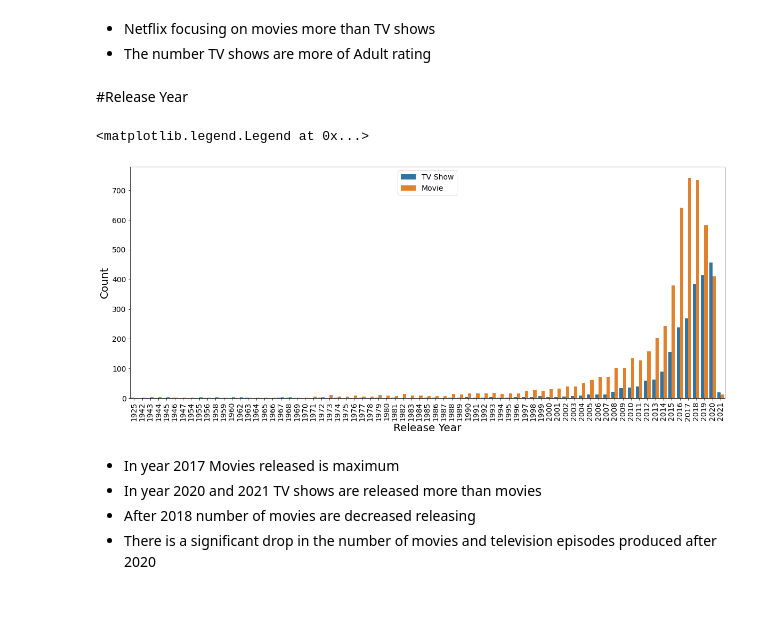
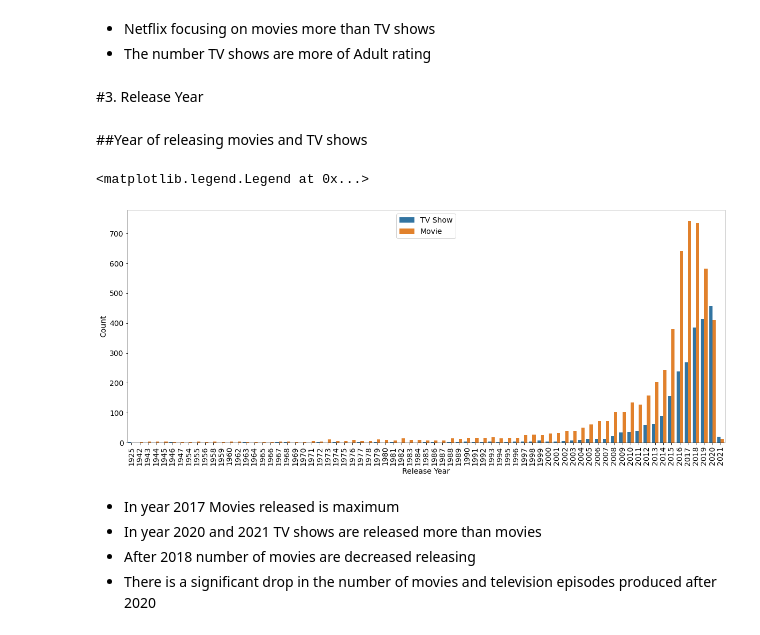
Before and after one commit to Zeeshan00789/NETFLIX-MOVIES-AND-TV-SHOWS-CLUSTERING-, a Jupyter notebook: NETFLIX_MOVIES_AND_TV_SHOWS_CLUSTERING.ipynb, the cells around one changed output. Cells and saved outputs as stored; diff of their text form; code cells hidden in the pictures; blank space fills up the shorter version.

```diff
--- a/NETFLIX_MOVIES_AND_TV_SHOWS_CLUSTERING.ipynb
+++ b/NETFLIX_MOVIES_AND_TV_SHOWS_CLUSTERING.ipynb
@@ -247,18 +294,26 @@ sns.countplot(x='target_ages',hue='type', data=df)
 * Netflix focusing on movies more than TV shows
 * The number TV shows are more of Adult rating
 # %% [markdown]
-#Release Year
+#3. Release Year
+# %% [markdown]
+##Year of releasing movies and TV shows
 # %%
+#plot of release year
 plt.figure(figsize=(20,8))
 sns.countplot(x='release_year',hue='type', data=df)
+
+#font size of x and y axis values
 plt.xticks(rotation=90,fontsize=14)
 plt.yticks(fontsize=14)
-plt.xlabel('Release Year',fontsize=20)
-plt.ylabel('Count',fontsize=20)
+
+#labelling
+plt.xlabel('Release Year',fontsize=14)
+plt.ylabel('Count',fontsize=14)
+#legend
 plt.legend(loc='upper center',fontsize=14)
 # %% [output]
 <matplotlib.legend.Legend at 0x...>
-[figure, old version]
+[figure, new version]
 # %% [markdown]
 * In year 2017 Movies released is maximum
 * In year 2020 and 2021 TV shows are released more than movies
```
Also changed, not shown: parts of 44 cells of this notebook.
